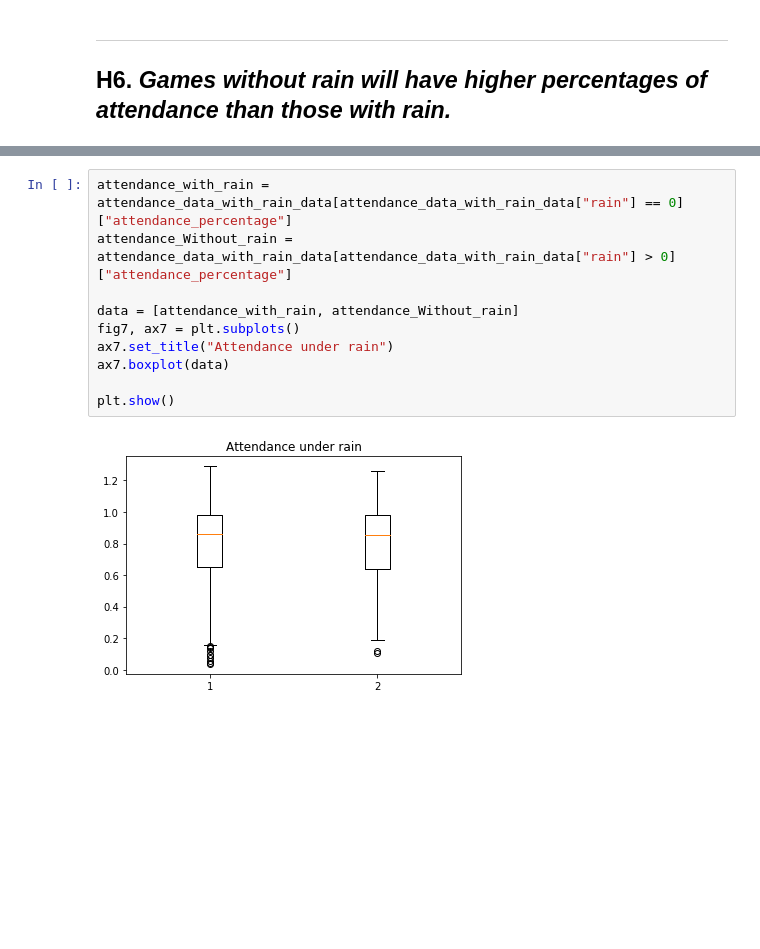
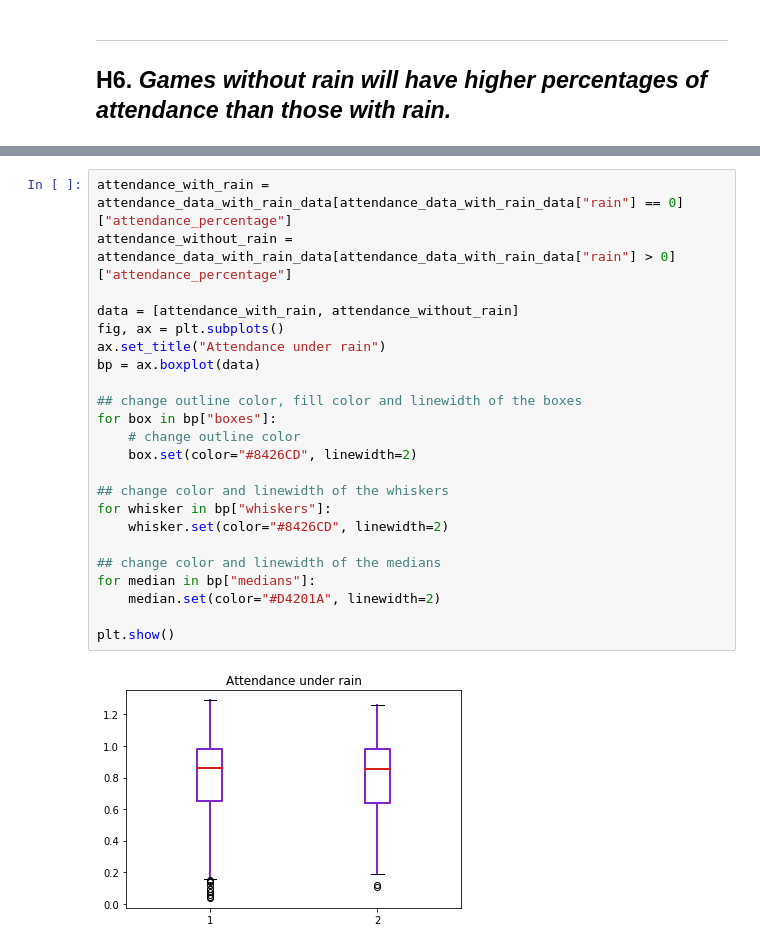
Before and after one commit to TaraWilson17/data512, a Jupyter notebook: final_project/data_analysis.ipynb, the cells around one changed output, grey strips where cells are left out. Drawn from its saved outputs; the diff is of its cells as text; blank space fills up the shorter version.

```diff
--- a/final_project/data_analysis.ipynb
+++ b/final_project/data_analysis.ipynb
@@ -53,12 +177,25 @@ attendance_data_with_rain_data = attendance_data[attendance_data["rain"] >= 0]
-# %%
-attendance_with_rain = attendance_data_with_rain_data[attendance_data_with_rain_data["rain"] == 0]["attendance_percentage"]
-attendance_Without_rain = attendance_data_with_rain_data[attendance_data_with_rain_data["rain"] > 0]["attendance_percentage"]
-
-data = [attendance_with_rain, attendance_Without_rain]
-fig7, ax7 = plt.subplots()
-ax7.set_title("Attendance under rain")
-ax7.boxplot(data)
-
-plt.show()
-# %% [output]
-[figure, removed]
+# %%
+attendance_with_rain = attendance_data_with_rain_data[attendance_data_with_rain_data["rain"] == 0]["attendance_percentage"]
+attendance_without_rain = attendance_data_with_rain_data[attendance_data_with_rain_data["rain"] > 0]["attendance_percentage"]
+
+data = [attendance_with_rain, attendance_without_rain]
+fig, ax = plt.subplots()
+ax.set_title("Attendance under rain")
+bp = ax.boxplot(data)
+
+## change outline color, fill color and linewidth of the boxes
+for box in bp["boxes"]:
+    # change outline color
+    box.set(color="#8426CD", linewidth=2)
+
+## change color and linewidth of the whiskers
+for whisker in bp["whiskers"]:
+    whisker.set(color="#8426CD", linewidth=2)
+
+## change color and linewidth of the medians
+for median in bp["medians"]:
+    median.set(color="#D4201A", linewidth=2)
+
+plt.show()
+# %% [output]
+[figure, added]
```
Also changed, not shown: parts of 17 cells of this notebook.
